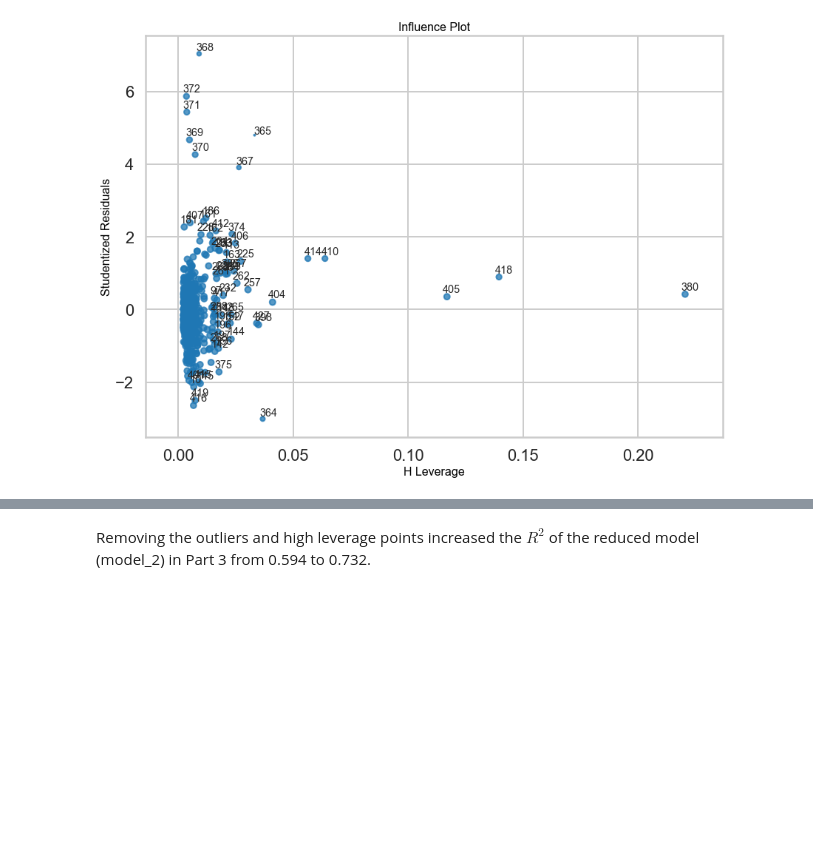
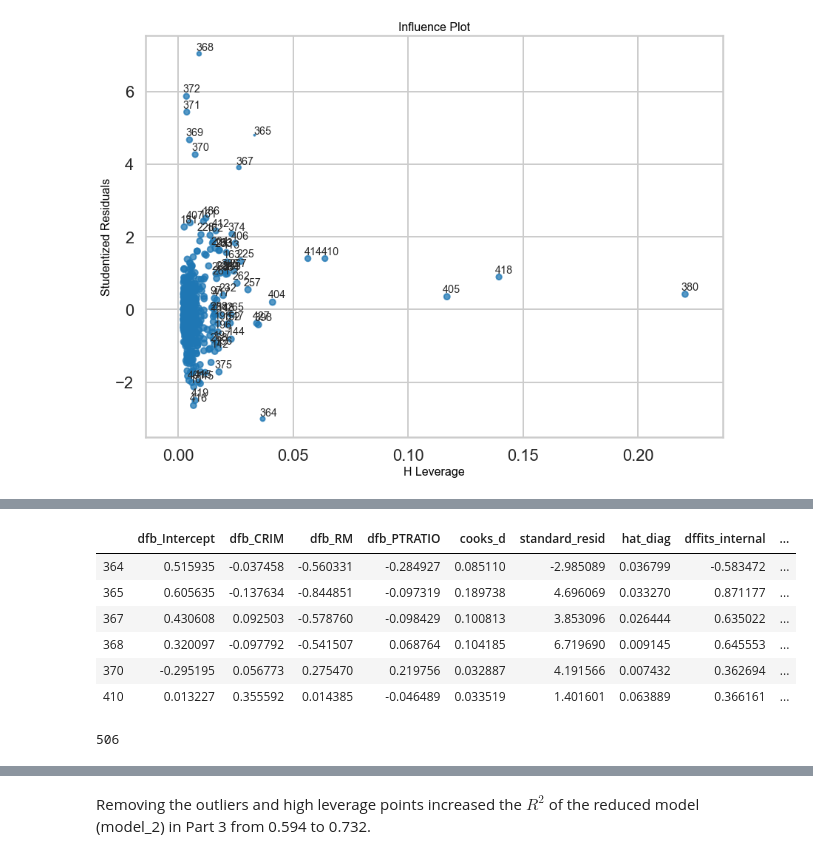
Before and after one commit to nwugocc/machine-learning, a Jupyter notebook: Mini_Project_Linear_Regression.ipynb, the cells around one changed output, grey strips where cells are left out. Drawn from its saved outputs; the diff is of its cells as text; code cells hidden in the pictures; blank space fills up the shorter version.

```diff
--- a/Mini_Project_Linear_Regression.ipynb
+++ b/Mini_Project_Linear_Regression.ipynb
@@ -907 +926,17 @@ fig = sm.graphics.influence_plot(model_2, ax=ax, criterion = 'cooks', size=2)
+# %%
+df.loc[df.cooks_d > np.percentile(df.cooks_d,99)]
+# %% [output]
+|  | dfb_Intercept | dfb_CRIM | dfb_RM | dfb_PTRATIO | cooks_d | standard_resid | hat_diag | dffits_internal | ... |
+| 364 | 0.515935 | -0.037458 | -0.560331 | -0.284927 | 0.085110 | -2.985089 | 0.036799 | -0.583472 | ... |
+| 365 | 0.605635 | -0.137634 | -0.844851 | -0.097319 | 0.189738 | 4.696069 | 0.033270 | 0.871177 | ... |
+| 367 | 0.430608 | 0.092503 | -0.578760 | -0.098429 | 0.100813 | 3.853096 | 0.026444 | 0.635022 | ... |
+| 368 | 0.320097 | -0.097792 | -0.541507 | 0.068764 | 0.104185 | 6.719690 | 0.009145 | 0.645553 | ... |
+| 370 | -0.295195 | 0.056773 | 0.275470 | 0.219756 | 0.032887 | 4.191566 | 0.007432 | 0.362694 | ... |
+| 410 | 0.013227 | 0.355592 | 0.014385 | -0.046489 | 0.033519 | 1.401601 | 0.063889 | 0.366161 | ... |
+# %%
+import scipy.stats as st
+outs = st.mstats.winsorize(bos.PRICE, limits=[0.5,0.5])
+len(outs)
+# %% [output]
+506
 # %%
```
Also changed, not shown: parts of 9 cells of this notebook, 2 other files.
